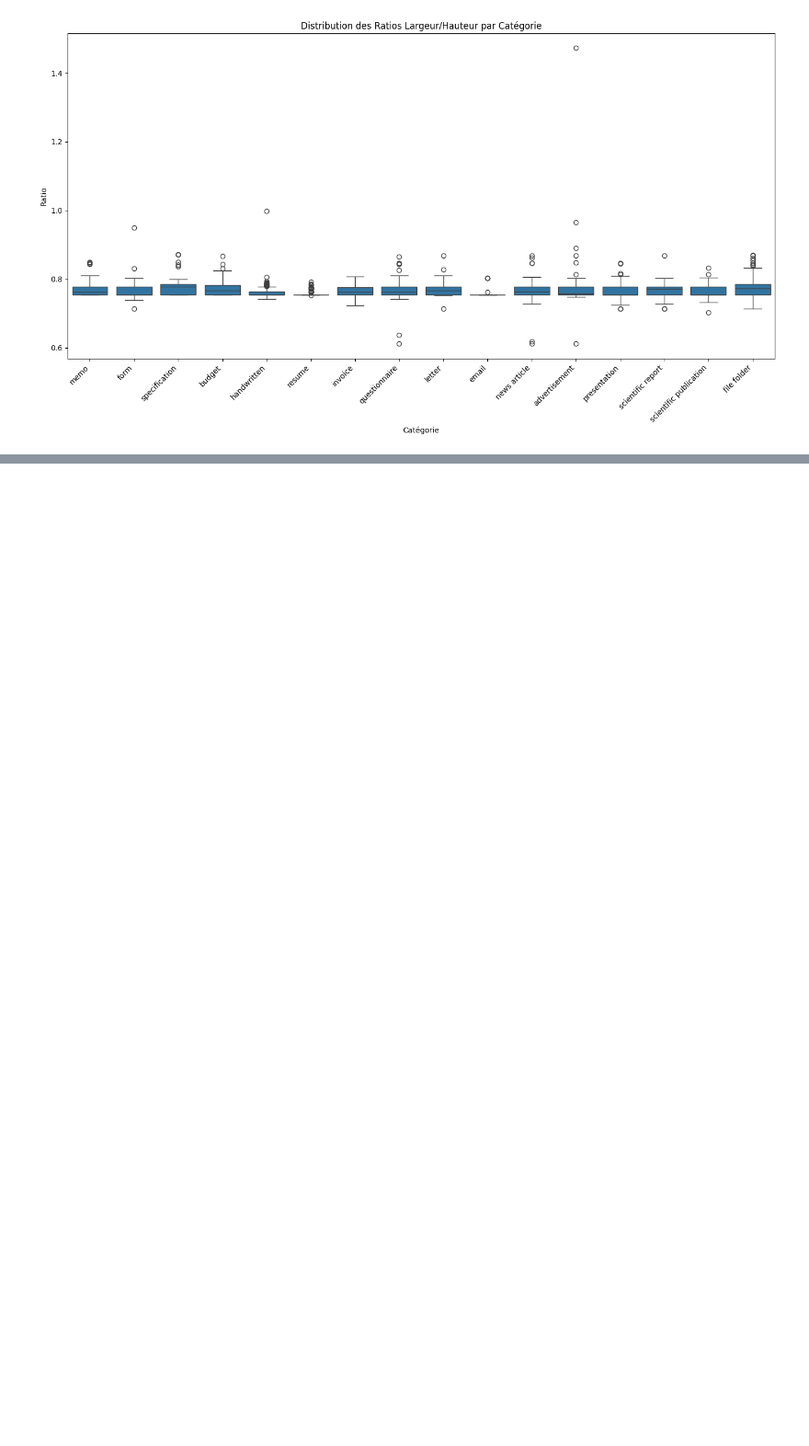
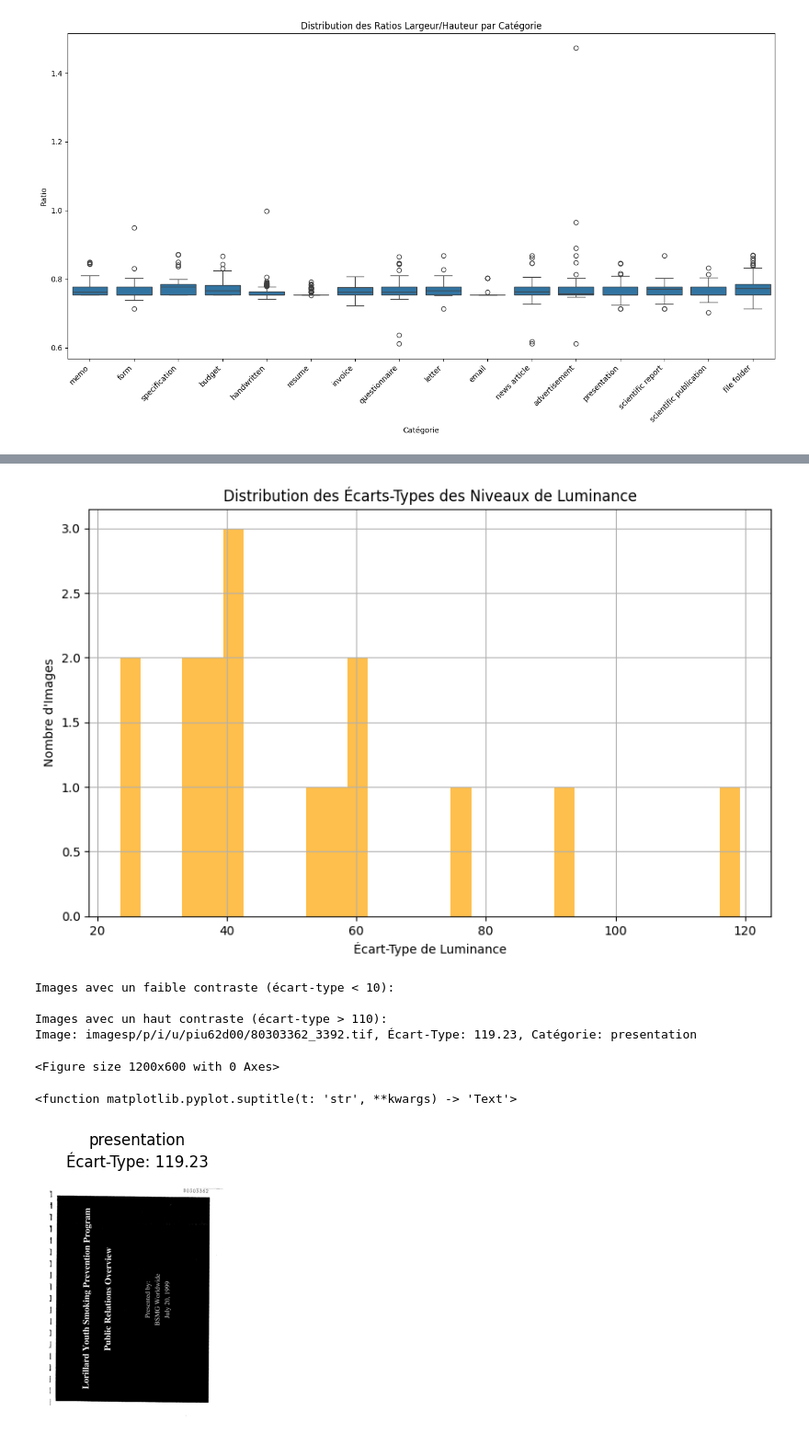
Before and after one commit to truongxavier/DST_RVL-CDIP, a Jupyter notebook: notebooks/exploration_KO.ipynb, the cells around one changed output, grey strips where cells are left out. Shown at 92% size. Drawn from its saved outputs; the diff is of its cells as text; code cells hidden in the pictures; blank space fills up the shorter version.

```diff
--- a/notebooks/exploration_KO.ipynb
+++ b/notebooks/exploration_KO.ipynb
@@ -434,0 +381,80 @@ FileNotFoundError: [Errno 2] No such file or directory: '/home/kory/DST_RVL-CDIP
+# %%
+import matplotlib.pyplot as plt
+import os
+import numpy as np
+from PIL import Image
+
+# Initialiser une liste pour stocker les résultats
+luminance_stds = []
+
+# Fonction pour calculer l'écart-type des niveaux de luminance
+def calculate_luminance_std(image_path):
+    image = Image.open(image_path).convert('L')
+    gray_array = np.array(image)
+    luminance_std = np.std(gray_array)
+    return luminance_std
+
+# Parcourir les images et calculer l'écart-type
+for relative_image_path, category in samples:
+    image_path = os.path.join(image_base_path, relative_image_path)
+    luminance_std = calculate_luminance_std(image_path)
+    luminance_stds.append((relative_image_path, luminance_std, categories_dict[category]))
+
+# Extraire les valeurs d'écart-type pour le plot
+luminance_values = [std for _, std, _ in luminance_stds]
+
+# Plot de la distribution des écarts-types de luminance
+plt.figure(figsize=(10, 6))
+plt.hist(luminance_values, bins=30, color='orange', alpha=0.7)
+plt.title('Distribution des Écarts-Types des Niveaux de Luminance')
+plt.xlabel('Écart-Type de Luminance')
+plt.ylabel('Nombre d\'Images')
+plt.grid(True)
+plt.show()
+
+# Optionnel : Afficher les images avec un écart-type faible ou élevé (indicateur de contraste faible ou élevé)
+low_contrast_images = [doc for doc in luminance_stds if doc[1] < 10]  # seuil arbitraire pour faible contraste
+high_contrast_images = [doc for doc in luminance_stds if doc[1] > 110]  # seuil arbitraire pour haut contraste
+
+print(f"Images avec un faible contraste (écart-type < 10):")
+for doc in low_contrast_images[:4]:  # Limiter à 4 images
+    print(f"Image: {doc[0]}, Écart-Type: {doc[1]:.2f}, Catégorie: {doc[2]}")
+
+print(f"\nImages avec un haut contraste (écart-type > 110):")
+for doc in high_contrast_images[:4]:  # Limiter à 4 images
+    print(f"Image: {doc[0]}, Écart-Type: {doc[1]:.2f}, Catégorie: {doc[2]}")
+
+# Plot des images à faible contraste
+plt.figure(figsize=(12, 6))
+for i, (relative_image_path, luminance_std, category) in enumerate(low_contrast_images[:4]):
+    image_path = os.path.join(image_base_path, relative_image_path)
+    image = Image.open(image_path)
+    plt.subplot(1, 4, i + 1)
+    plt.imshow(image, cmap='gray')
+    plt.title(f'{category}\nÉcart-Type: {luminance_std:.2f}')
+    plt.axis('off')
+
+plt.suptitle('Images avec Faible Contraste')
+plt.tight_layout()
+plt.show()
+
+# Plot des images à haut contraste
+plt.figure(figsize=(12, 6))
+for i, (relative_image_path, luminance_std, category) in enumerate(high_contrast_images[:4]):
+    image_path = os.path.join(image_base_path, relative_image_path)
+    image = Image.open(image_path)
+    plt.subplot(1, 4, i + 1)
+    plt.imshow(image, cmap='gray')
+    plt.title(f'{category}\nÉcart-Type: {luminance_std:.2f}')
+    plt.axis('off')
+
+plt.suptitle
+# %% [output]
+[figure, added]
+Images avec un faible contraste (écart-type < 10):
+
+Images avec un haut contraste (écart-type > 110):
+Image: imagesp/p/i/u/piu62d00/80303362_3392.tif, Écart-Type: 119.23, Catégorie: presentation
+<Figure size 1200x600 with 0 Axes>
+<function matplotlib.pyplot.suptitle(t: 'str', **kwargs) -> 'Text'>
+[figure, added]
```
Also changed, not shown: parts of 8 cells of this notebook.
